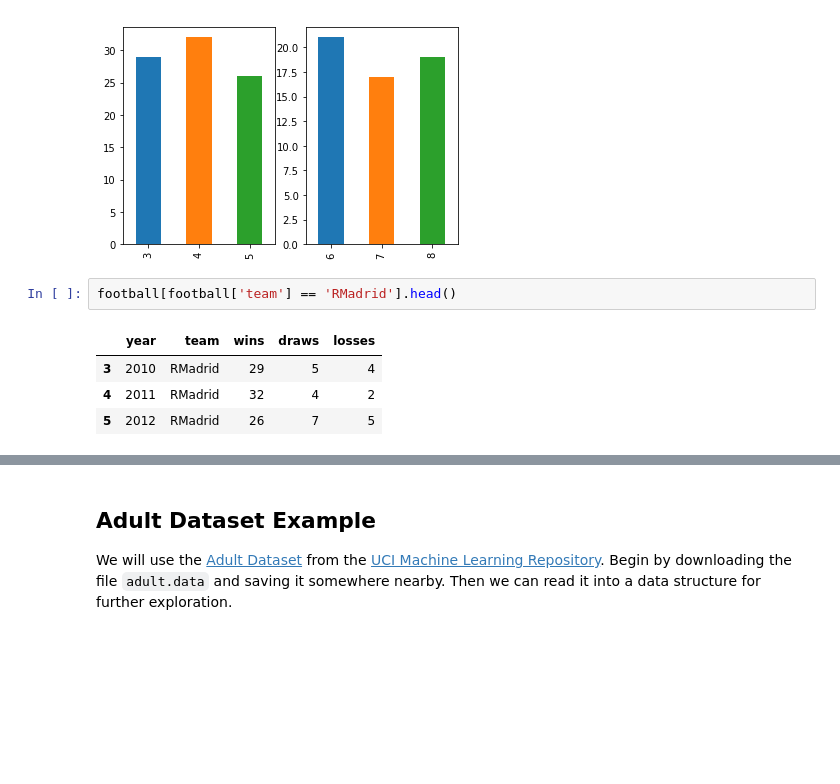
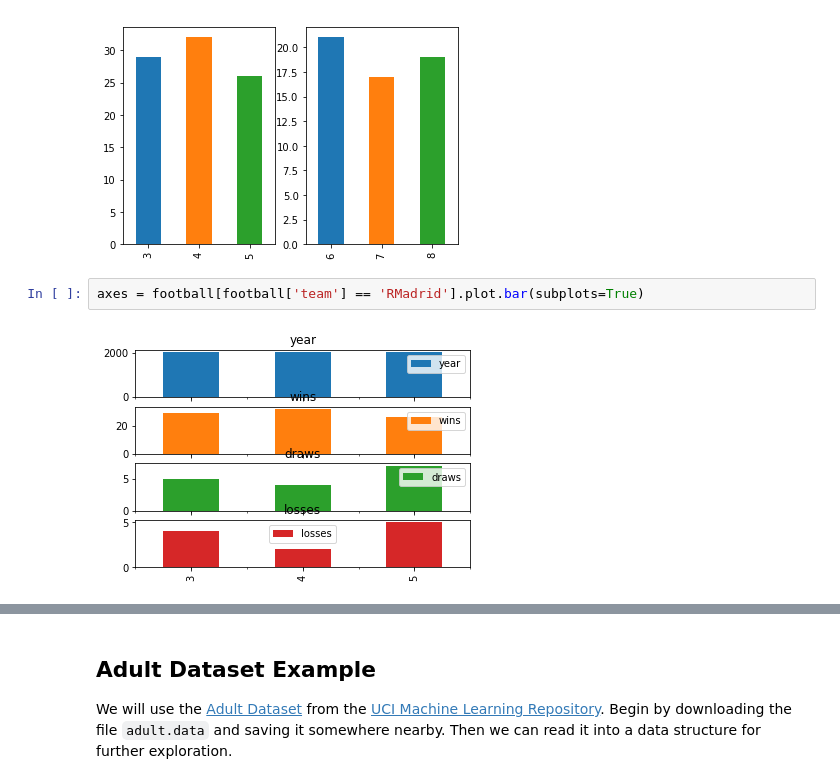
Before and after one commit to jtanderson/COSC-311-Fall2020, a Jupyter notebook: Pandas.ipynb, the cells around one changed output, grey strips where cells are left out. Drawn from its saved outputs; the diff is of its cells as text; blank space fills up the shorter version.

```diff
--- a/Pandas.ipynb
+++ b/Pandas.ipynb
@@ -148,10 +150,7 @@ football[football['team'] == 'ValenciaCF']['wins'].plot.bar(ax=axes[1])
 # %% [output]
 <matplotlib.axes._subplots.AxesSubplot at 0x...>
 [figure]
-# %%
-football[football['team'] == 'RMadrid'].head()
-# %% [output]
-|  | year | team | wins | draws | losses |
-| 3 | 2010 | RMadrid | 29 | 5 | 4 |
-| 4 | 2011 | RMadrid | 32 | 4 | 2 |
-| 5 | 2012 | RMadrid | 26 | 7 | 5 |
+# %%
+axes = football[football['team'] == 'RMadrid'].plot.bar(subplots=True)
+# %% [output]
+[figure, added]
```
Also changed, not shown: parts of 3 cells of this notebook.
